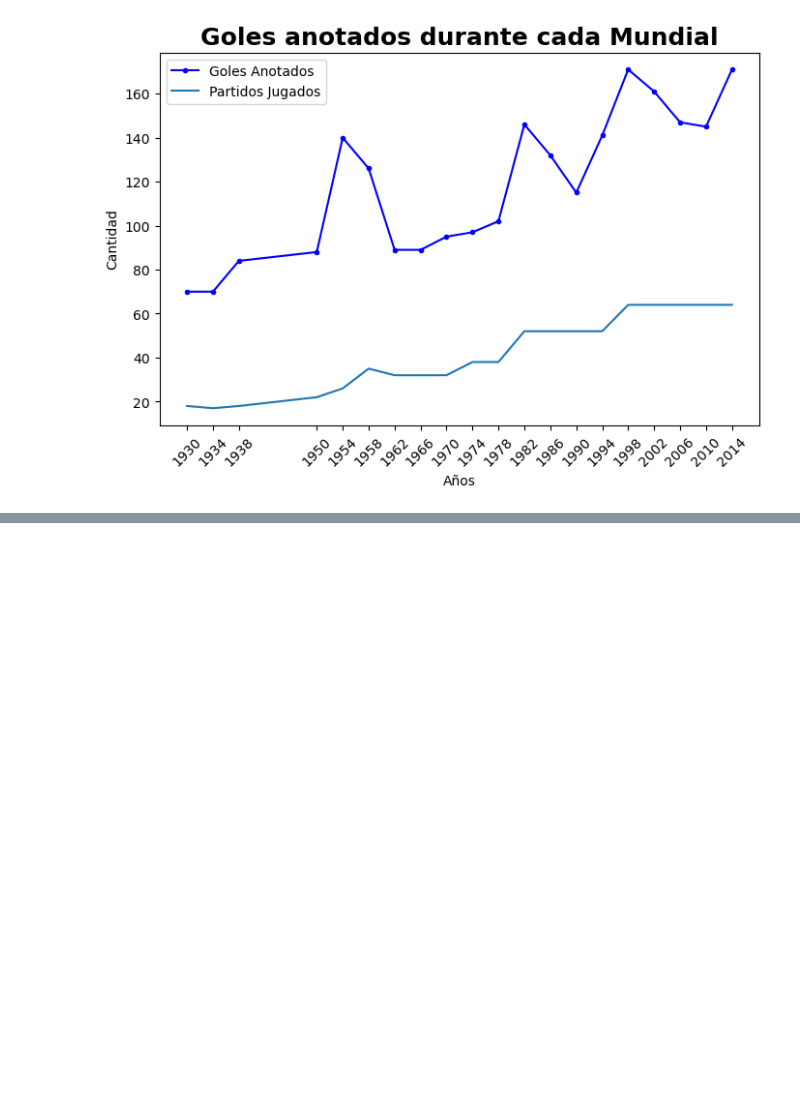
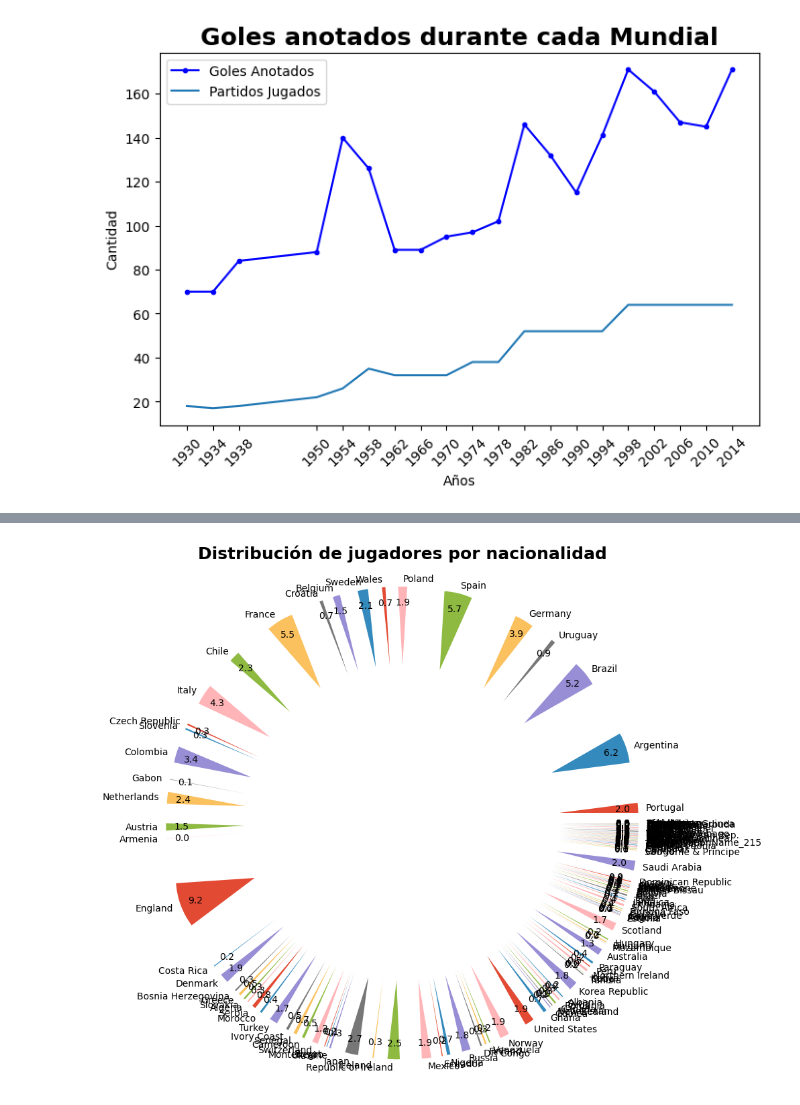
Before and after one commit to Detective-Ryuzak1/Machine-Learnig-examples, a Jupyter notebook: MatplotLib/Matplotlib.ipynb, the cells around one changed output, grey strips where cells are left out. Drawn from its saved outputs; the diff is of its cells as text; code cells hidden in the pictures; blank space fills up the shorter version.

```diff
--- a/MatplotLib/Matplotlib.ipynb
+++ b/MatplotLib/Matplotlib.ipynb
@@ -109,0 +251,6 @@ plt.show()
+# %%
+unique_nationalities = fifa['Nationality'].unique()   # Obtiene todas las nacionalidades únicas
+
+for nationality in unique_nationalities:
+    count_players = fifa.loc[fifa['Nationality'] == nationality].count().iloc[0]
+    print(f"{nationality}: {count_players}")
@@ -109,0 +275,20 @@ plt.show()
+# %%
+unique_nationalities = fifa['Nationality'].unique()   # Obtiene todas las nacionalidades únicas
+
+player_counts = []   # Lista para almacenar el número de jugadores por nacionalidad
+
+# Itera sobre cada nacionalidad y cuenta el número de jugadores
+for nationality in unique_nationalities:
+    count_players = fifa.loc[fifa['Nationality'] == nationality].count().iloc[0]
+    player_counts.append(count_players)
+
+explode = tuple(np.full(160, 2))
+
+# Configura el gráfico de pastel
+plt.figure(figsize=(10, 10))
+plt.pie(player_counts, labels=unique_nationalities, autopct='%1.1f',pctdistance=0.8, explode=explode)
+plt.title('Distribución de jugadores por nacionalidad', fontdict={'fontweight':'bold', 'fontsize':18})
+plt.axis('equal')  # Asegura que el gráfico sea un círculo
+plt.show()
+# %% [output]
+[figure, added]
```
Also changed, not shown: parts of 15 cells of this notebook, 1 other file.
